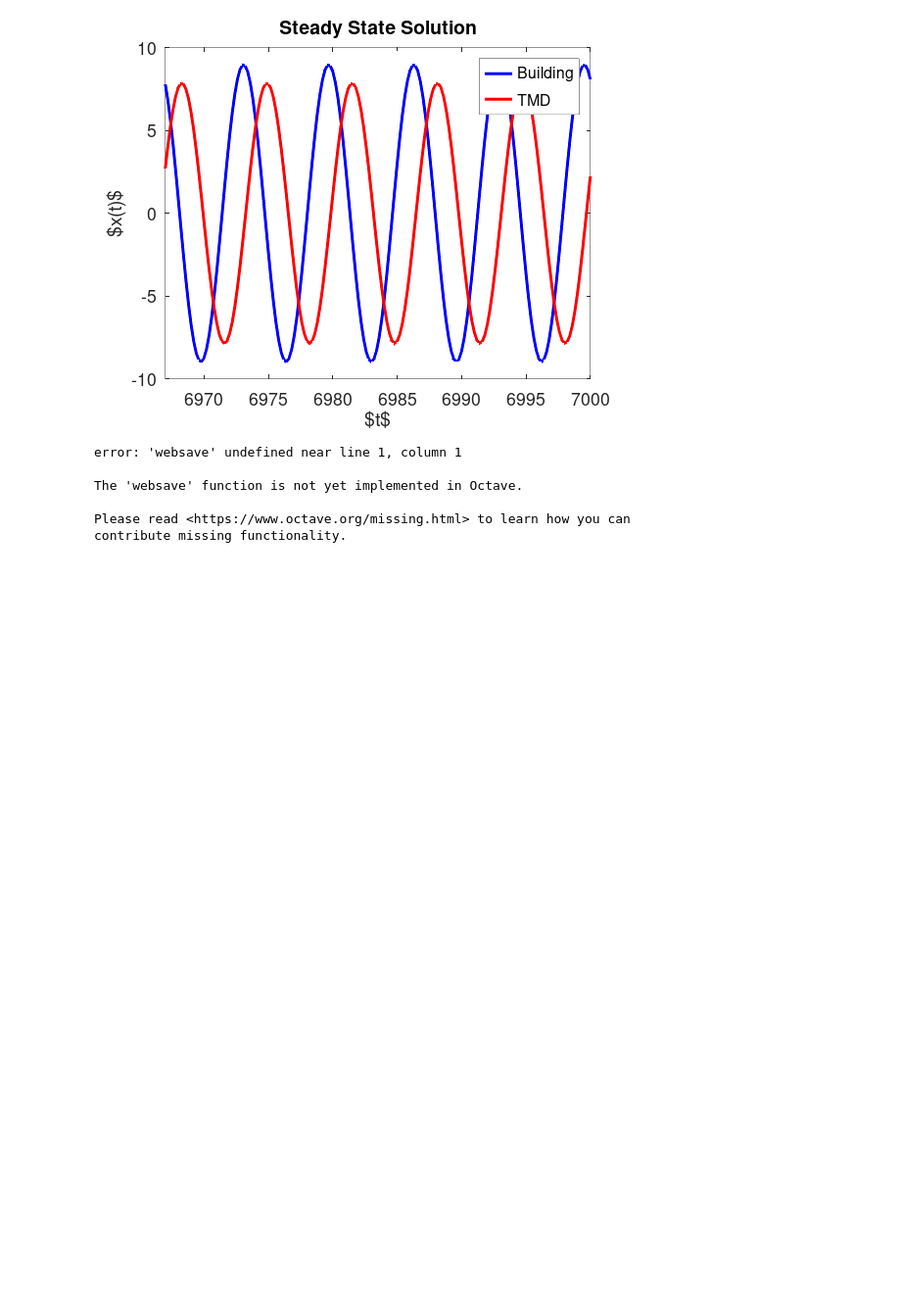
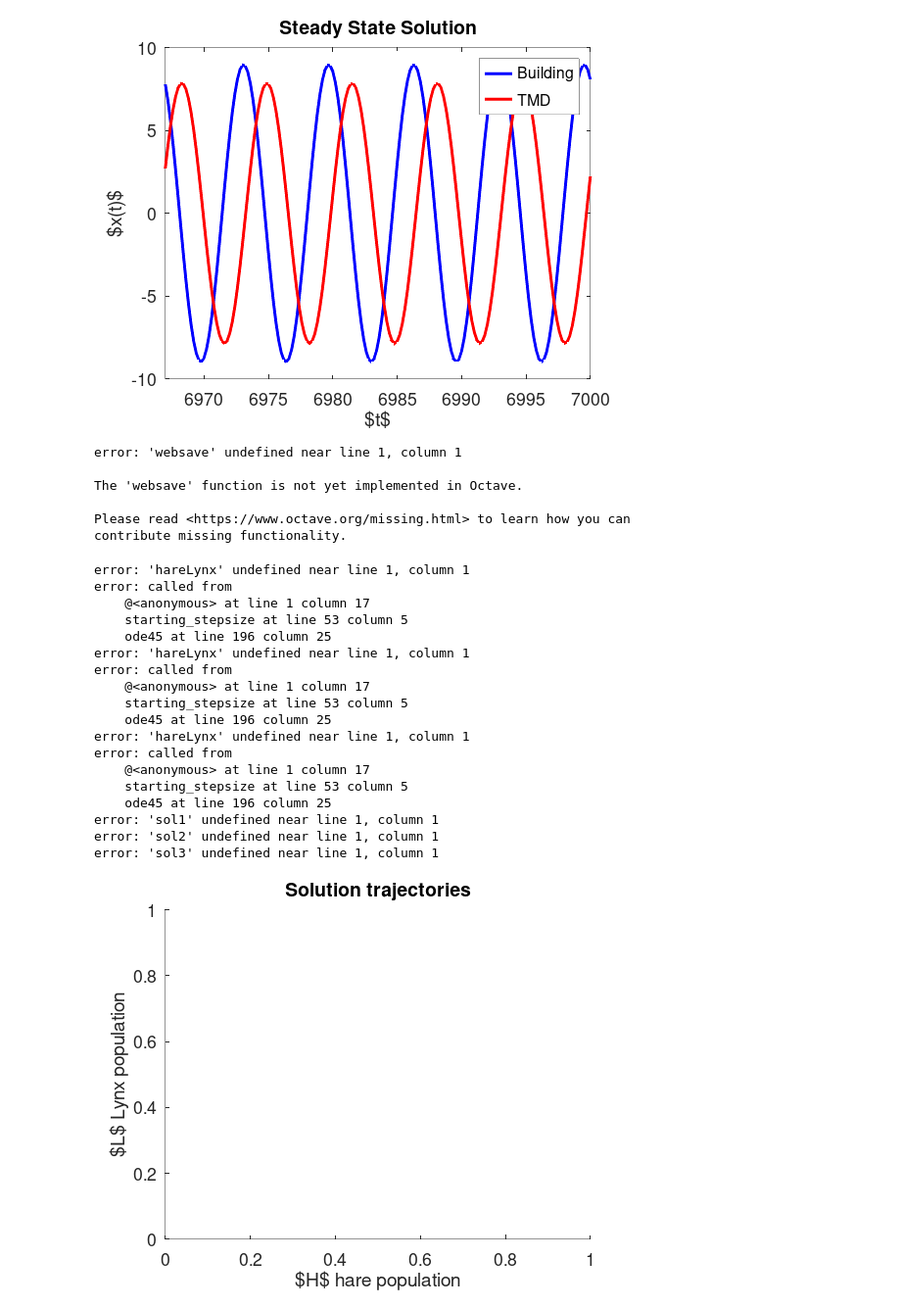
Before and after one commit to kiril-chilingarashvili/diff-equations-3, a Jupyter notebook: 3-octave.ipynb, the cells around one changed output. Shown at 98% size. Drawn from its saved outputs; the diff is of its cells as text; code cells hidden in the pictures; blank space fills up the shorter version.

```diff
--- a/3-octave.ipynb
+++ b/3-octave.ipynb
@@ -563,3 +563,44 @@ The 'websave' function is not yet implemented in Octave.
 
 Please read <https://www.octave.org/missing.html> to learn how you can
 contribute missing functionality.
+# %%
+IC_1 = [2; 1];
+IC_2 = [2; 6];
+IC_3 = [3; 3];
+tspan = [0, 10];
+a = 1.1;
+opts = odeset('AbsTol', 1e-7, 'RelTol', 1e-7);
+odefun = @(t,x) hareLynx(t,x,a);
+[t1, sol1] = ode45(odefun, tspan, IC_1, opts);
+[t2, sol2] = ode45(odefun, tspan, IC_2, opts);
+[t3, sol3] = ode45(odefun, tspan, IC_3, opts);
+plot(sol1(:,1),sol1(:,2), 'LineWidth', 1)
+hold on
+plot(sol2(:,1), sol2(:,2), 'LineWidth', 1)
+plot(sol3(:,1), sol3(:,2), 'LineWidth', 1)
+xlabel('$H$ hare population','interpreter','latex')
+ylabel('$L$ Lynx population','interpreter','latex')
+title('Solution trajectories','interpreter','latex')
+set(gca,'fontsize',25)
+%legend({mat2str(IC_1), mat2str(IC_2), mat2str(IC_3)})
+hold off
+# %% [output]
+error: 'hareLynx' undefined near line 1, column 1
+error: called from
+    @<anonymous> at line 1 column 17
+    starting_stepsize at line 53 column 5
+    ode45 at line 196 column 25
+error: 'hareLynx' undefined near line 1, column 1
+error: called from
+    @<anonymous> at line 1 column 17
+    starting_stepsize at line 53 column 5
+    ode45 at line 196 column 25
+error: 'hareLynx' undefined near line 1, column 1
+error: called from
+    @<anonymous> at line 1 column 17
+    starting_stepsize at line 53 column 5
+    ode45 at line 196 column 25
+error: 'sol1' undefined near line 1, column 1
+error: 'sol2' undefined near line 1, column 1
+error: 'sol3' undefined near line 1, column 1
+[figure, added]
```
